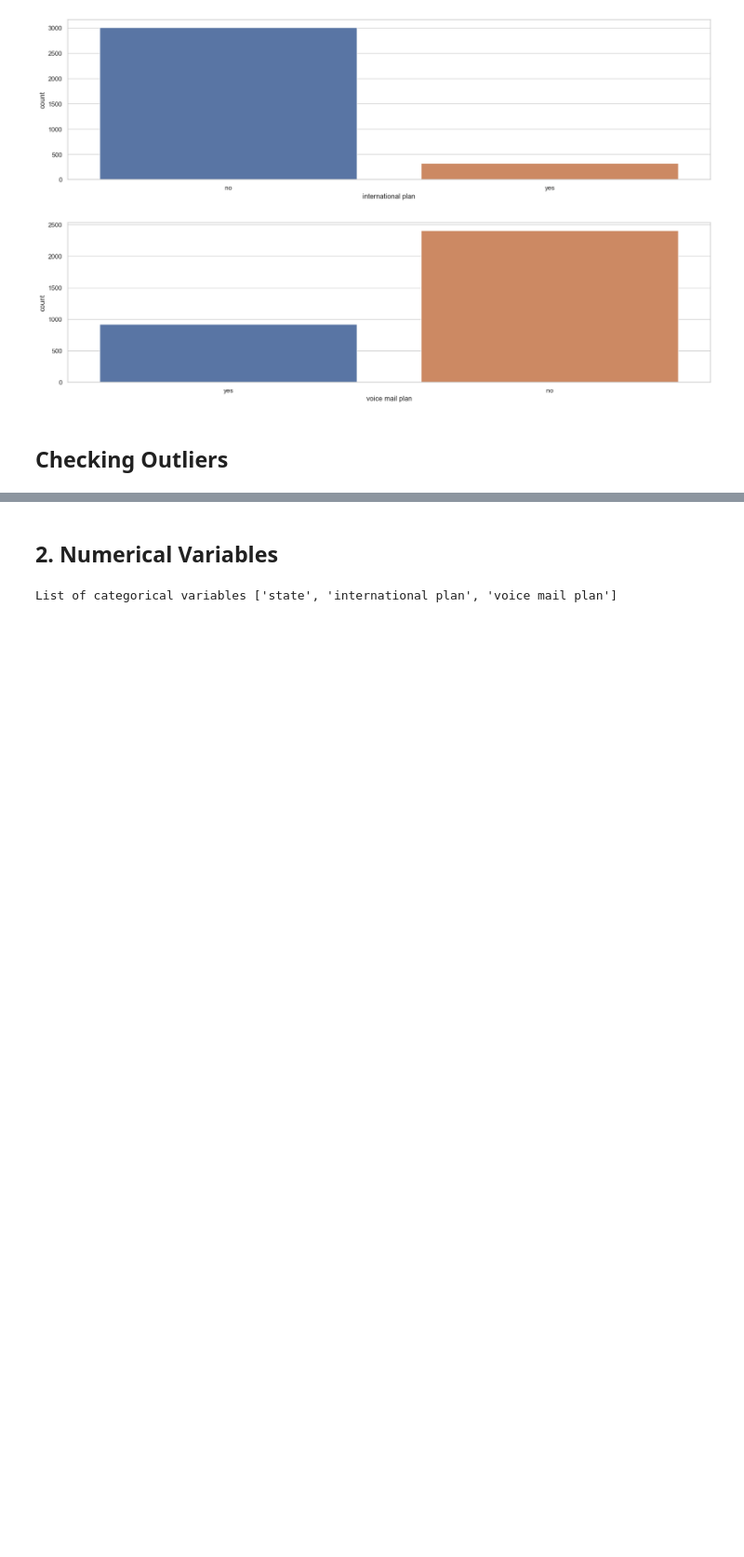
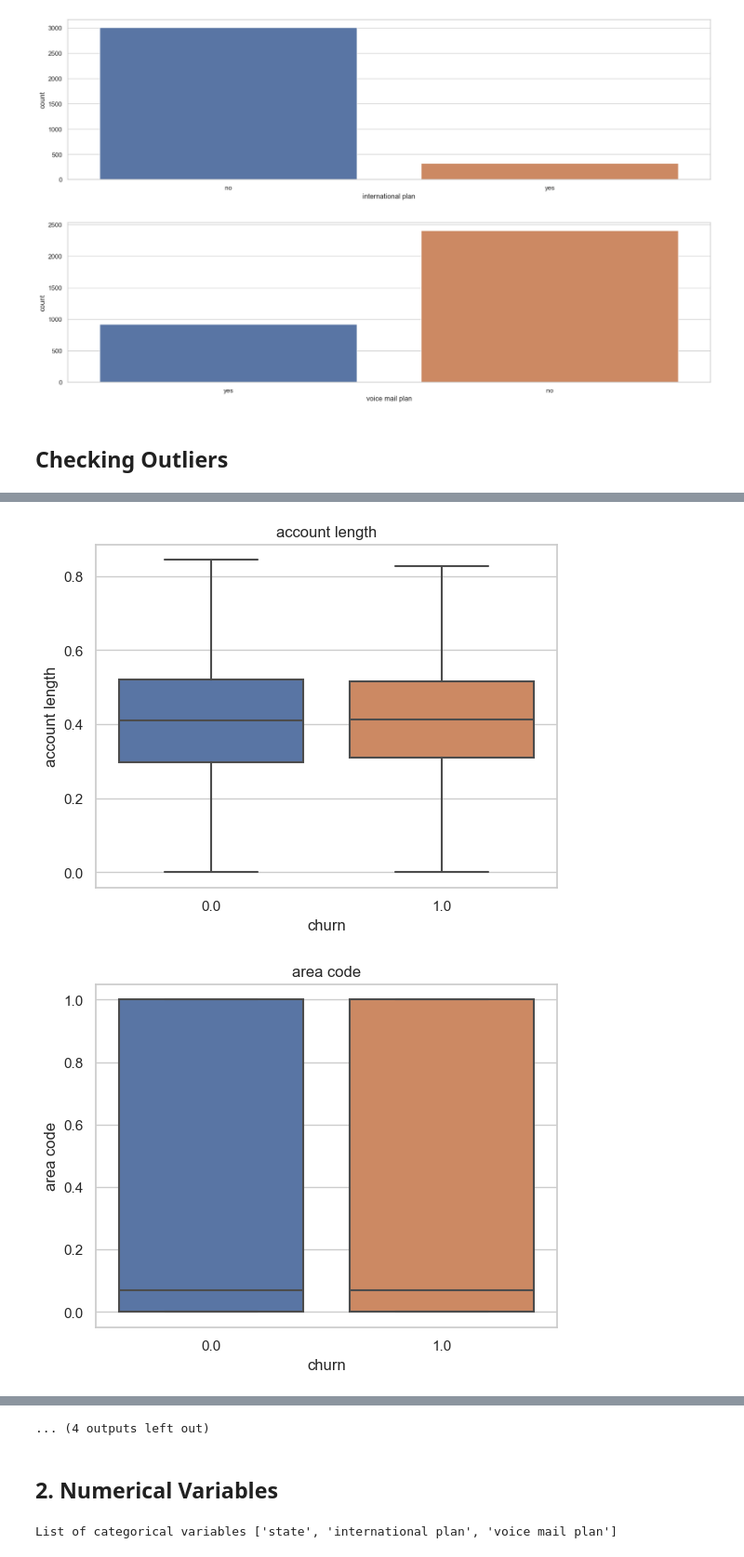
Before and after one commit to MitchMatt/SyriaTel-Customer-Churn, a Jupyter notebook: index.ipynb, the cells around one changed output, grey strips where cells are left out. Shown at 93% size. Drawn from its saved outputs; the diff is of its cells as text; code cells hidden in the pictures; blank space fills up the shorter version.

```diff
--- a/index.ipynb
+++ b/index.ipynb
@@ -229,0 +278,10 @@ for feature in categorical:
+# %%
+# Plotting to check removal of outliers
+for feature in numerical_variables:
+    if feature != 'churn':
+        sns.boxplot(x ='churn', y = feature, data = df)
+        plt.title(feature)
+        plt.show()
+# %% [output]
+[figure, added]
+[figure, added]
@@ -230,3 +298,4 @@ for feature in categorical:
+... (4 outputs left out)
 # %% [markdown]
 ## 2. Numerical Variables
 # %%
```
Also changed, not shown: parts of 3 cells of this notebook.
